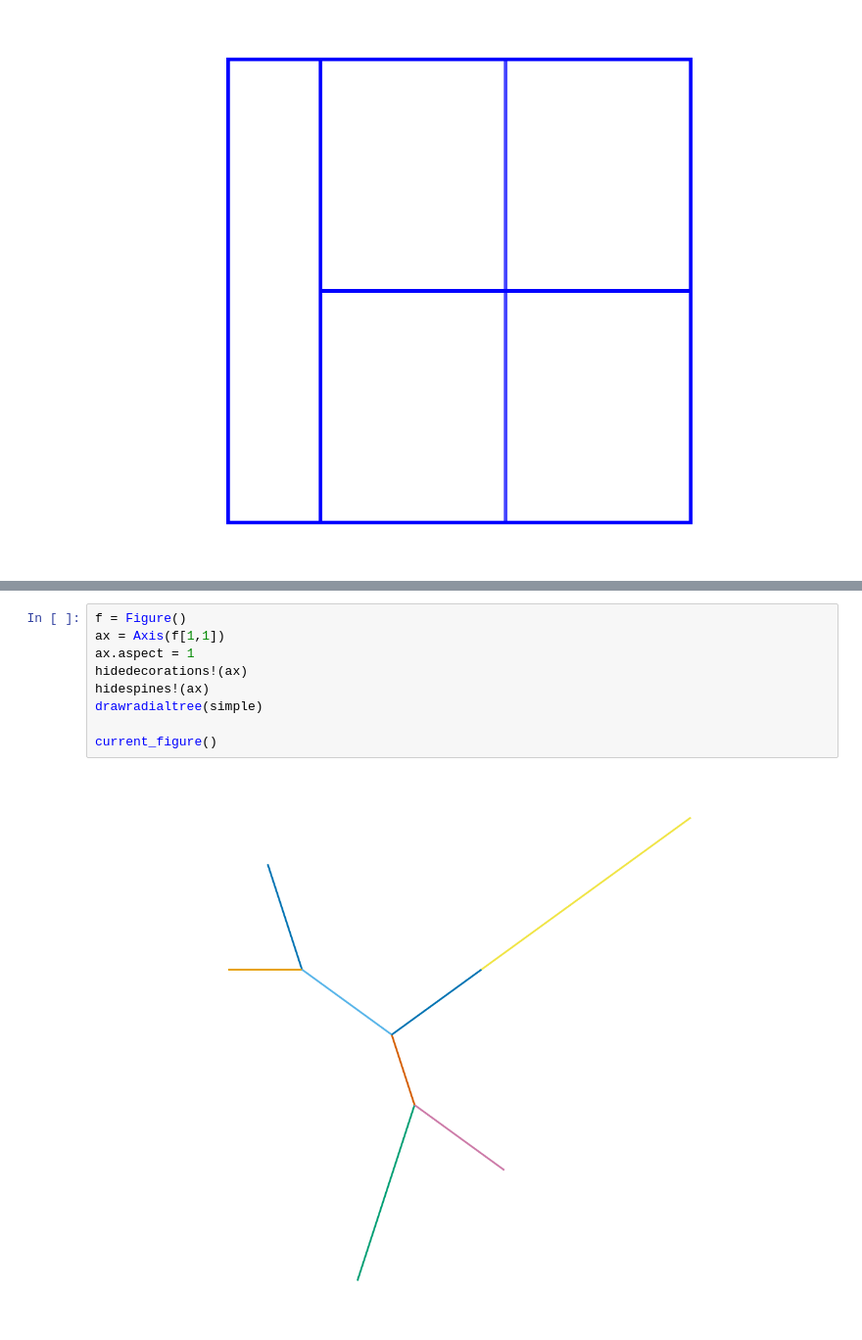
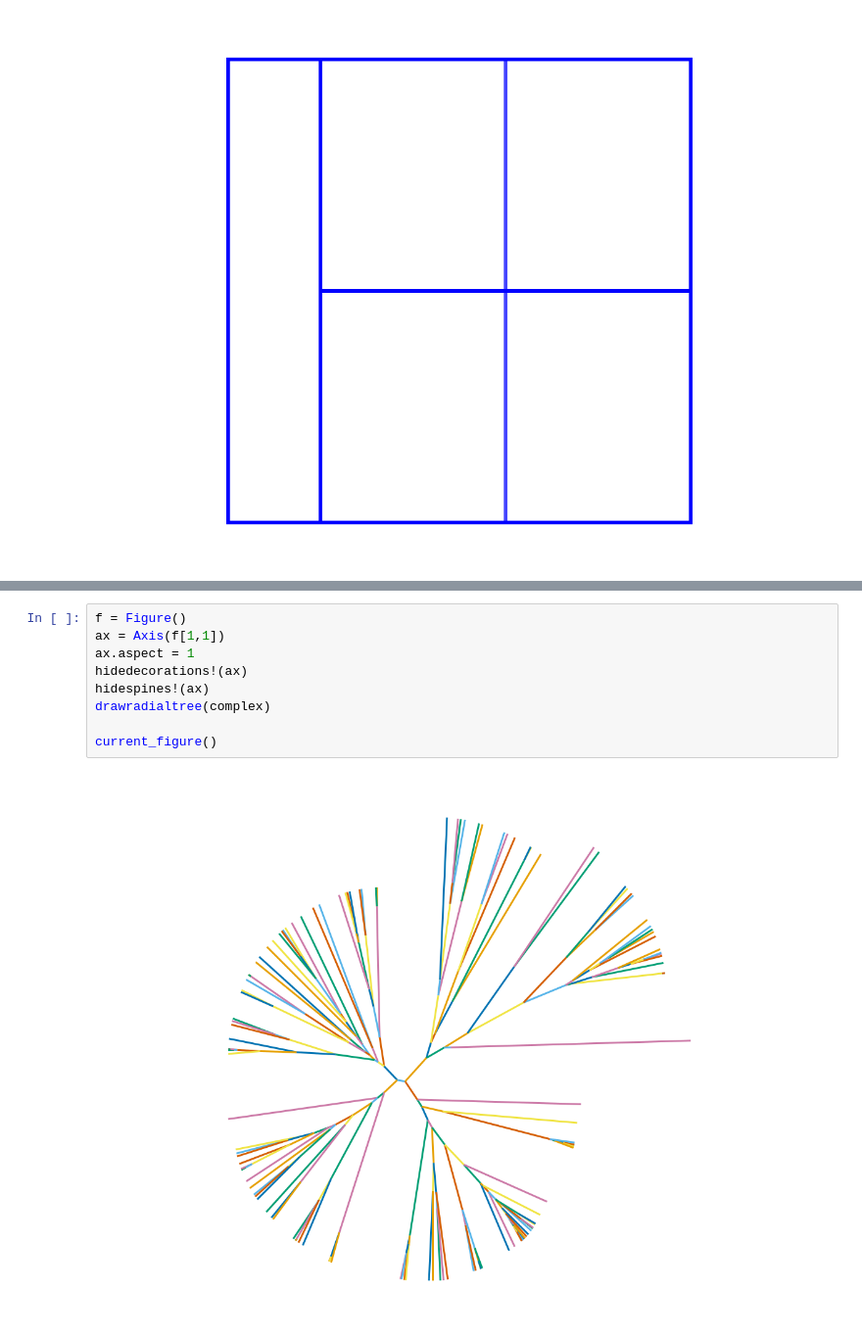
Before and after one commit to romanamo/PhyloPlot, a Jupyter notebook: demo/test.ipynb, the cells around one changed output, grey strips where cells are left out. Shown at 98% size. Drawn from its saved outputs; the diff is of its cells as text.

```diff
--- a/demo/test.ipynb
+++ b/demo/test.ipynb
@@ -50,12 +79,12 @@ current_figure()
 # %%
 f = Figure()
 ax = Axis(f[1,1])
 ax.aspect = 1
 hidedecorations!(ax)
 hidespines!(ax)
-drawradialtree(simple)
+drawradialtree(complex)
 
 current_figure()
 # %% [output]
-[figure, old version]
+[figure, new version]
 # %%
```
Also changed, not shown: parts of 5 cells of this notebook, 2 other files.
